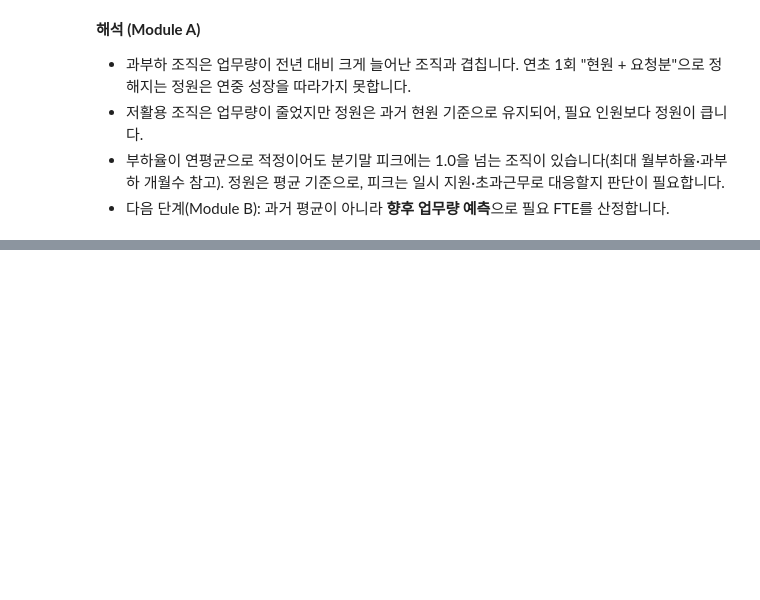
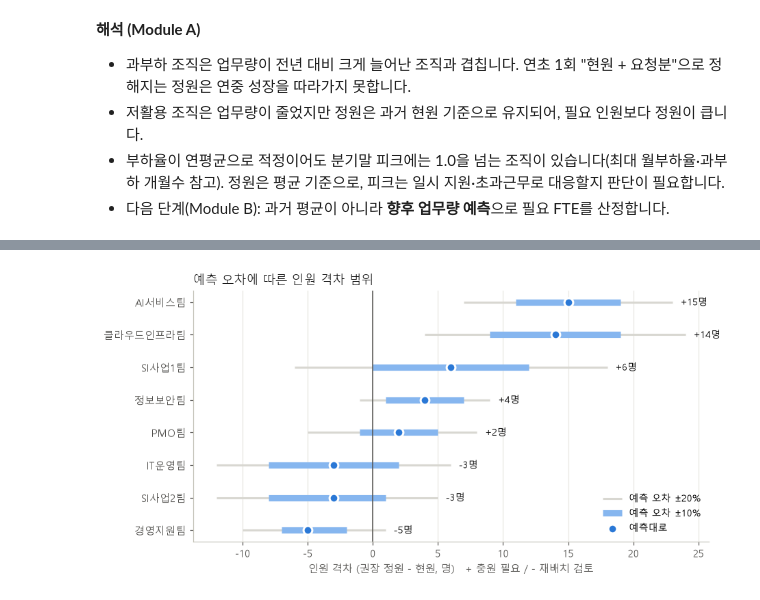
Before and after one commit to sujin-1015/orgpilot-ai, a Jupyter notebook: notebooks/analysis.ipynb, the cells around one changed output, grey strips where cells are left out. Saved outputs shown, nothing was run; the diff lists cells and outputs as text; code cells hidden in the pictures; blank space fills up the shorter version.

```diff
--- a/notebooks/analysis.ipynb
+++ b/notebooks/analysis.ipynb
@@ -157,0 +313,18 @@ Out[6]: <pandas.io.formats.style.Styler at 0x...>
+# %%
+fig, ax = plt.subplots(figsize=(8.5, 4.3))
+order_b = table.sort_values("headcount_gap")["department_id"].tolist()
+for y, d in enumerate(order_b):
+    s = sens[sens["department_id"] == d].set_index("error")["headcount_gap"]
+    ax.hlines(y, s[-0.2], s[0.2], color="#d8d7d1", lw=2, label="예측 오차 ±20%" if y == 0 else None)
+    ax.hlines(y, s[-0.1], s[0.1], color="#86b6ef", lw=6, label="예측 오차 ±10%" if y == 0 else None)
+    ax.scatter(s[0.0], y, s=70, color="#2a78d6", zorder=3, edgecolor="white", lw=2, label="예측대로" if y == 0 else None)
+    ax.text(s[0.2] + 0.6, y, f"{s[0.0]:+d}명", va="center", fontsize=9, color=INK)
+ax.axvline(0, color=MUTED, lw=1)
+ax.set_yticks(range(len(order_b)), names[order_b])
+ax.set_xlabel("인원 격차 (권장 정원 - 현원, 명)   + 충원 필요 / - 재배치 검토")
+ax.legend(frameon=False, fontsize=9, loc="lower right")
+ax.set_title("예측 오차에 따른 인원 격차 범위", loc="left", color=INK)
+ax.grid(axis="x", color="#e6e5e0", lw=0.8); ax.set_axisbelow(True)
+fig.tight_layout(); fig.savefig(IMG / "b_sensitivity.png", bbox_inches="tight")
+# %% [output]
+[figure, added]
```
Also changed, not shown: parts of 16 cells of this notebook, 8 other files.
